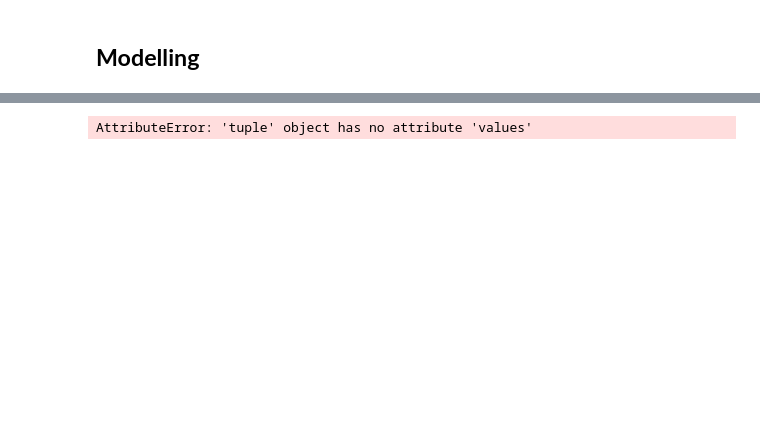
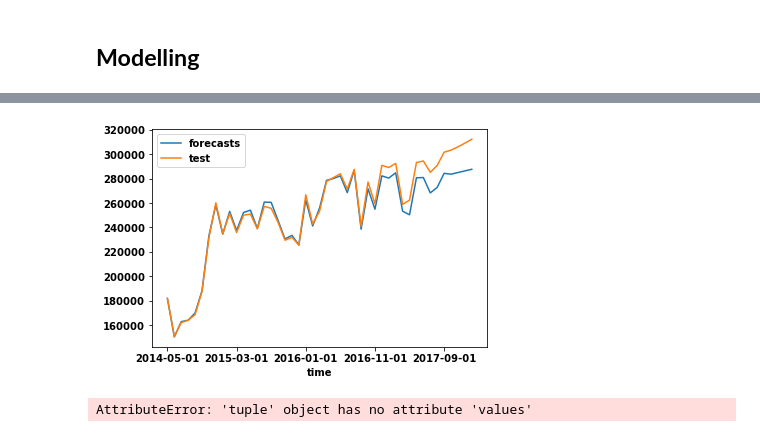
Before and after one commit to FeritYikar/phase4, a Jupyter notebook: jupyter_files/Abass.ipynb, the cells around one changed output, grey strips where cells are left out. Drawn from its saved outputs; the diff is of its cells as text; code cells hidden in the pictures; blank space fills up the shorter version.

Commit message:
finished models

```diff
--- a/jupyter_files/Abass.ipynb
+++ b/jupyter_files/Abass.ipynb
@@ -623,3 +1010,11 @@ dict_items([(89102, (219569.1389415926, 0.14147840001613393, 'SARIMA'))])
+# %%
+SARIMA_dfs = [pd.DataFrame(i[1]) for i in SARIMA_models]
+# %%
+ax = pd.concat(SARIMA_dfs).drop('zipcode', axis = 1).groupby('time').mean().plot()
+fig =  ax.get_figure()
+fig.savefig('SARIMA_performance.png')
+# %% [output]
+[figure, added]
 # %%
 SARIMA_avg_mape = np.mean(value for i[0].items() in SARIMA_models])
 SARIMA_avg_mape
```
Also changed, not shown: parts of 36 cells of this notebook, 10 other files.
